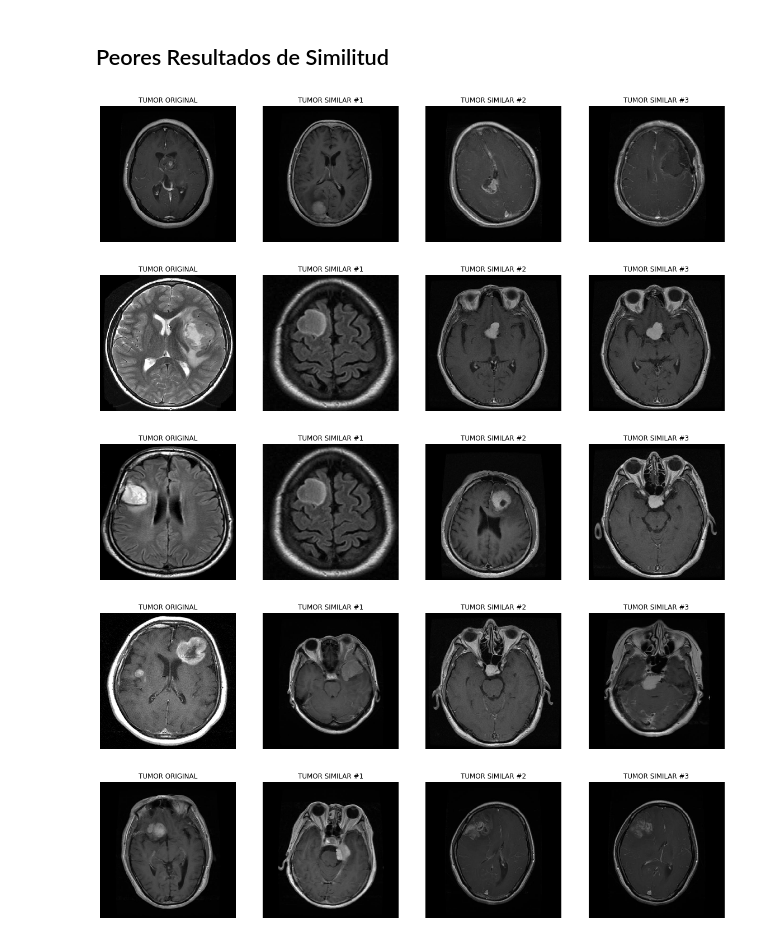
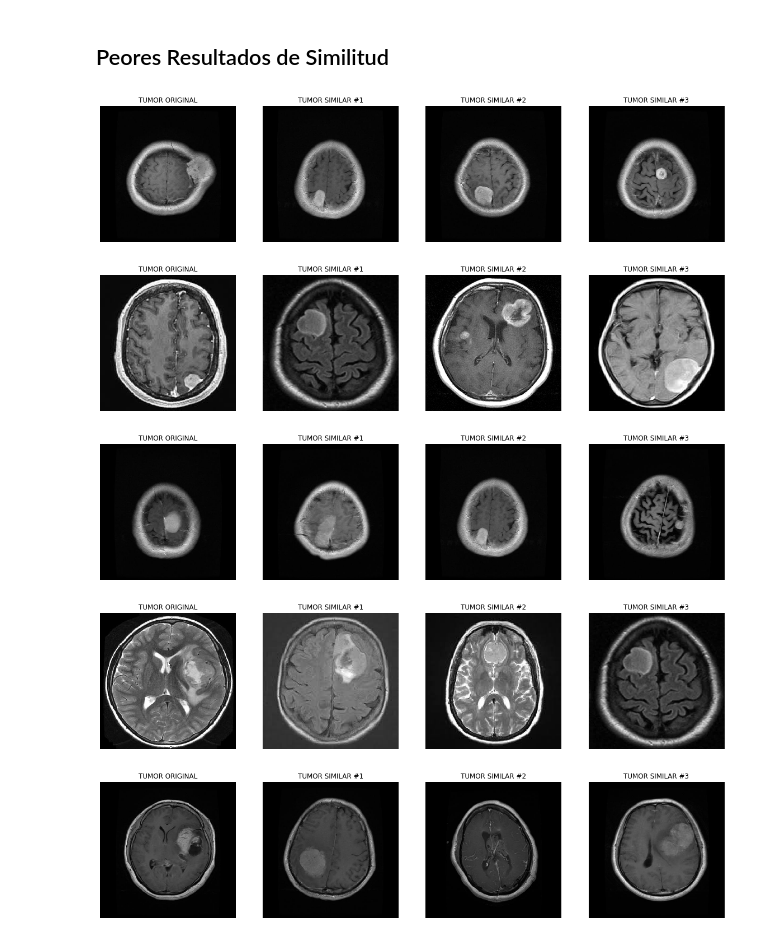
Before and after one commit to JerM1609/IA-P002, a Jupyter notebook: src/DBScan_6_Resultados_Similitud_KNN.ipynb, the cells around one changed output. Cells and saved outputs as stored; diff of their text form; code cells hidden in the pictures.

```diff
--- a/src/DBScan_6_Resultados_Similitud_KNN.ipynb
+++ b/src/DBScan_6_Resultados_Similitud_KNN.ipynb
@@ -28,16 +24,16 @@ utils.get_similar_tumors(X, image_names, index_to_test = 216, n_neighbors = 3)
 # %% [markdown]
 ## Peores Resultados de Similitud
 # %%
-X, image_names = utils.get_tumors_wavelet('Resultados/K_Means/Matrices_Tumorales', iterations = 5)
+X, image_names = utils.get_tumors_wavelet('Resultados/DBScan/Matrices_Tumorales', iterations = 5)
 # %%
-utils.get_similar_tumors(X, image_names, index_to_test = 2, n_neighbors = 3)
+utils.get_similar_tumors(X, image_names, index_to_test = 280, n_neighbors = 3)
+utils.get_similar_tumors(X, image_names, index_to_test = 20, n_neighbors = 3)
+utils.get_similar_tumors(X, image_names, index_to_test = 35, n_neighbors = 3)
 utils.get_similar_tumors(X, image_names, index_to_test = 1, n_neighbors = 3)
-utils.get_similar_tumors(X, image_names, index_to_test = 106, n_neighbors = 3)
-utils.get_similar_tumors(X, image_names, index_to_test = 109, n_neighbors = 3)
-utils.get_similar_tumors(X, image_names, index_to_test = 121, n_neighbors = 3)
+utils.get_similar_tumors(X, image_names, index_to_test = 3, n_neighbors = 3)
 # %% [output]
-[figure, old version]
+[figure, new version]
-[figure, old version]
+[figure, new version]
-[figure, old version]
+[figure, new version]
-[figure, old version]
+[figure, new version]
-[figure, old version]
+[figure, new version]
```
Also changed, not shown: parts of 3 cells of this notebook.
